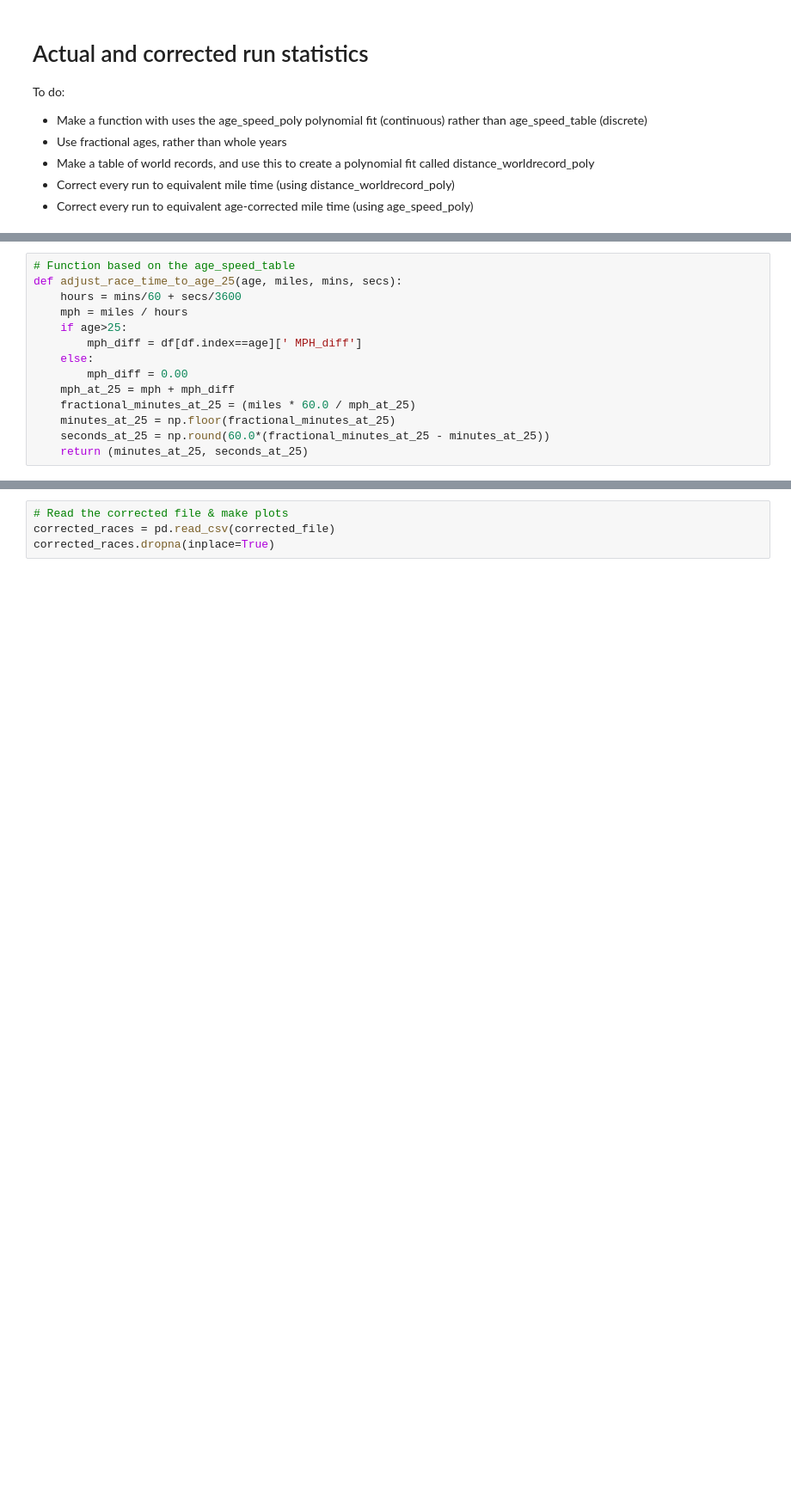
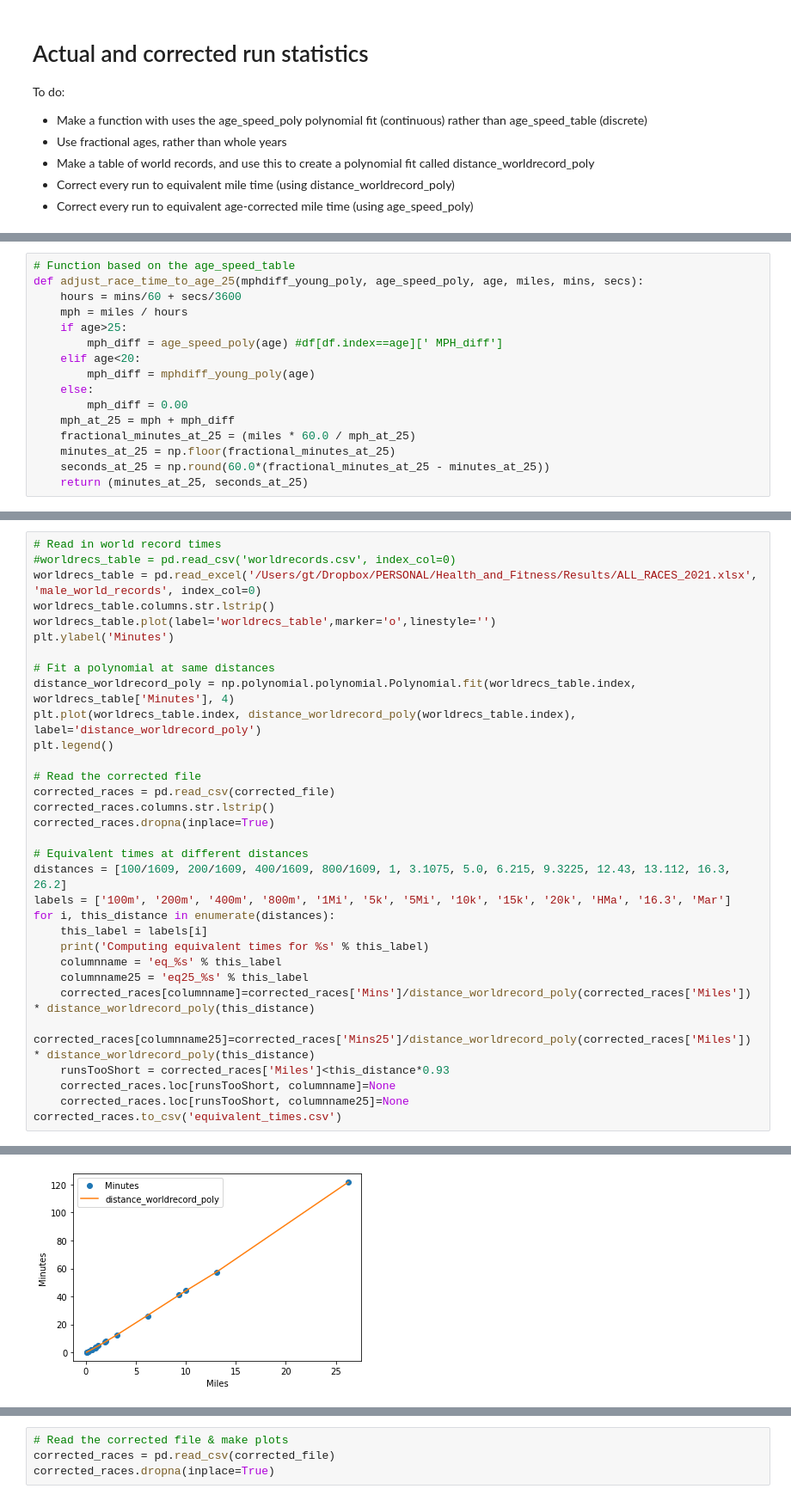
Before and after one commit to gthompson/kitchensinkGT, a Jupyter notebook: PROJECTS/fitness/ALL_RACES_2021.ipynb, the cells around one changed output, grey strips where cells are left out. Shown at 86% size. Cells and saved outputs as stored; diff of their text form; blank space fills up the shorter version.

```diff
--- a/PROJECTS/fitness/ALL_RACES_2021.ipynb
+++ b/PROJECTS/fitness/ALL_RACES_2021.ipynb
@@ -42,10 +71,12 @@ Age
 # %%
 # Function based on the age_speed_table
-def adjust_race_time_to_age_25(age, miles, mins, secs):
+def adjust_race_time_to_age_25(mphdiff_young_poly, age_speed_poly, age, miles, mins, secs):
     hours = mins/60 + secs/3600
     mph = miles / hours
     if age>25:
-        mph_diff = df[df.index==age][' MPH_diff']
+        mph_diff = age_speed_poly(age) #df[df.index==age][' MPH_diff']
+    elif age<20:
+        mph_diff = mphdiff_young_poly(age)
     else:
         mph_diff = 0.00
     mph_at_25 = mph + mph_diff
@@ -107,0 +124,33 @@ with open(corrected_file, 'w') as f:
+# %%
+# Read in world record times
+#worldrecs_table = pd.read_csv('worldrecords.csv', index_col=0)
+worldrecs_table = pd.read_excel('/Users/gt/Dropbox/PERSONAL/Health_and_Fitness/Results/ALL_RACES_2021.xlsx', 'male_world_records', index_col=0)
+worldrecs_table.columns.str.lstrip()
+worldrecs_table.plot(label='worldrecs_table',marker='o',linestyle='')
+plt.ylabel('Minutes')
+
+# Fit a polynomial at same distances
+distance_worldrecord_poly = np.polynomial.polynomial.Polynomial.fit(worldrecs_table.index, worldrecs_table['Minutes'], 4)
+plt.plot(worldrecs_table.index, distance_worldrecord_poly(worldrecs_table.index), label='distance_worldrecord_poly')
+plt.legend()
+
+# Read the corrected file
+corrected_races = pd.read_csv(corrected_file)
+corrected_races.columns.str.lstrip()
+corrected_races.dropna(inplace=True)
+
+# Equivalent times at different distances
+distances = [100/1609, 200/1609, 400/1609, 800/1609, 1, 3.1075, 5.0, 6.215, 9.3225, 12.43, 13.112, 16.3, 26.2]
+labels = ['100m', '200m', '400m', '800m', '1Mi', '5k', '5Mi', '10k', '15k', '20k', 'HMa', '16.3', 'Mar']
+for i, this_distance in enumerate(distances):
+    this_label = labels[i]
+    print('Computing equivalent times for %s' % this_label)
+    columnname = 'eq_%s' % this_label
+    columnname25 = 'eq25_%s' % this_label
+    corrected_races[columnname]=corrected_races['Mins']/distance_worldrecord_poly(corrected_races['Miles']) * distance_worldrecord_poly(this_distance)
+    corrected_races[columnname25]=corrected_races['Mins25']/distance_worldrecord_poly(corrected_races['Miles']) * distance_worldrecord_poly(this_distance)
+    runsTooShort = corrected_races['Miles']<this_distance*0.93
+    corrected_races.loc[runsTooShort, columnname]=None
+    corrected_races.loc[runsTooShort, columnname25]=None
+corrected_races.to_csv('equivalent_times.csv')
+# %% [output]
@@ -107,0 +170 @@ with open(corrected_file, 'w') as f:
+[figure, added]
```
Also changed, not shown: parts of 26 cells of this notebook, 32 other files.
